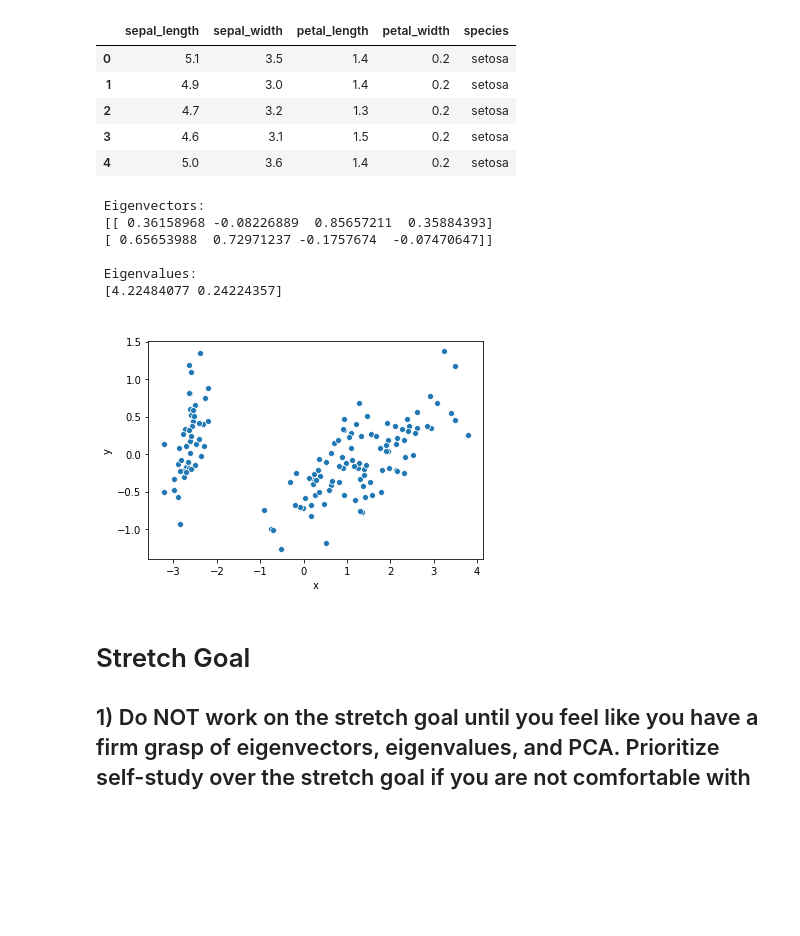
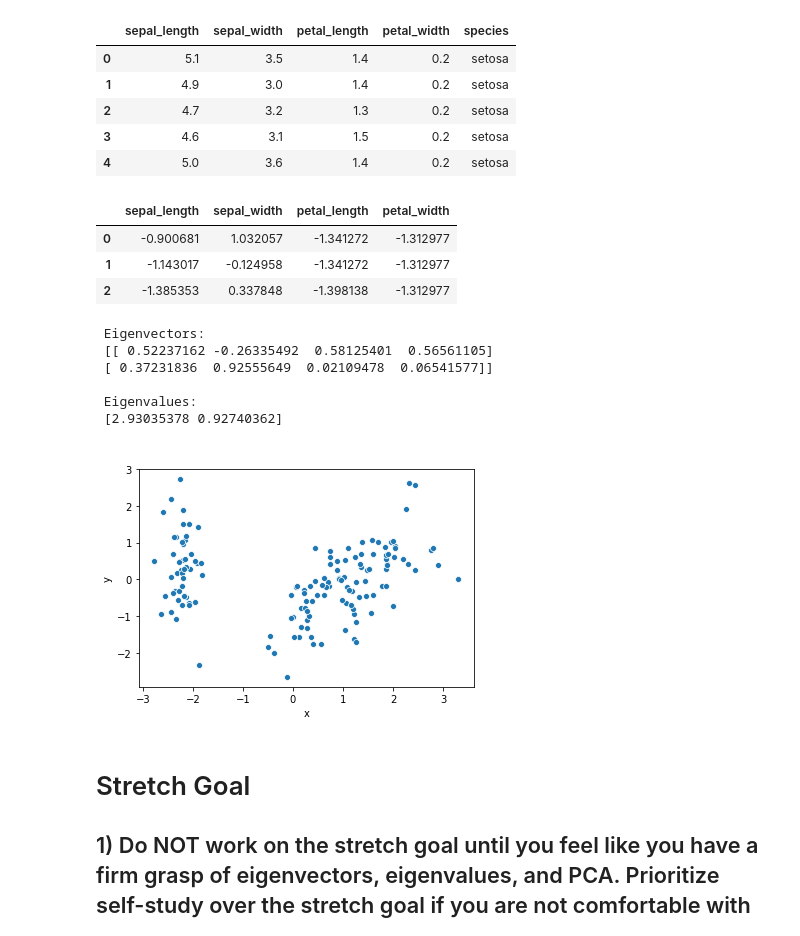
Before and after one commit to adamlutzz/DS-Unit-1-Sprint-4-Linear-Algebra, a Jupyter notebook: module3-dimensionality-reduction/High Dimensional Data Assignment.ipynb, the cells around one changed output. Saved outputs shown, nothing was run; the diff lists cells and outputs as text; code cells hidden in the pictures; blank space fills up the shorter version.

```diff
--- a/module3-dimensionality-reduction/High Dimensional Data Assignment.ipynb
+++ b/module3-dimensionality-reduction/High Dimensional Data Assignment.ipynb
@@ -177,43 +178,54 @@ df.head()
 | 4 | 5.0 | 3.6 | 1.4 | 0.2 | setosa |
 # %%
 subset = df[['sepal_length', 'sepal_width', 'petal_length', 'petal_width']]
+# %%
+# fit scaled features into dataframe
+scaled_features = StandardScaler().fit_transform(subset.values)
+sf_df = pd.DataFrame(scaled_features, index=subset.index, columns=subset.columns)
+
+sf_df.head(3)
+# %% [output]
+|  | sepal_length | sepal_width | petal_length | petal_width |
+| 0 | -0.900681 | 1.032057 | -1.341272 | -1.312977 |
+| 1 | -1.143017 | -0.124958 | -1.341272 | -1.312977 |
+| 2 | -1.385353 | 0.337848 | -1.398138 | -1.312977 |
 # %%
 # Principal Component Analysis
 from numpy import array
 from sklearn.decomposition import PCA
 import seaborn as sns
 
 # create the PCA instance
 pca = PCA(2)
 
 # fit on data
-pca.fit(subset)
+pca.fit(sf_df)
 
 # access values and vectors
 print("\n Eigenvectors: \n", pca.components_)
 print("\n Eigenvalues: \n", pca.explained_variance_)
 
 # transform data
-B = pca.transform(subset)
+B = pca.transform(sf_df)
 
 # plot data
 df1 = pd.DataFrame(B)
 df1 = df1.rename(columns={0:'x', 1:'y'})
 
 df1.head()
 sns.scatterplot(x='x', y='y', data=df1)
 # plt.show()
 # plt.scatter(df1['x'], df1['y'], color=['r', 'b'])
 plt.title('Iris PCA', fontsize=15, color='w')
 plt.show()
 # %% [output]
  Eigenvectors:
- [[ 0.36158968 -0.08226889  0.85657211  0.35884393]
- [ 0.65653988  0.72971237 -0.1757674  -0.07470647]]
+ [[ 0.52237162 -0.26335492  0.58125401  0.56561105]
+ [ 0.37231836  0.92555649  0.02109478  0.06541577]]
 
  Eigenvalues:
- [4.22484077 0.24224357]
+ [2.93035378 0.92740362]
-[figure, old version]
+[figure, new version]
 # %% [markdown]
 # Stretch Goal
 
```
Also changed, not shown: parts of 1 cell of this notebook.
